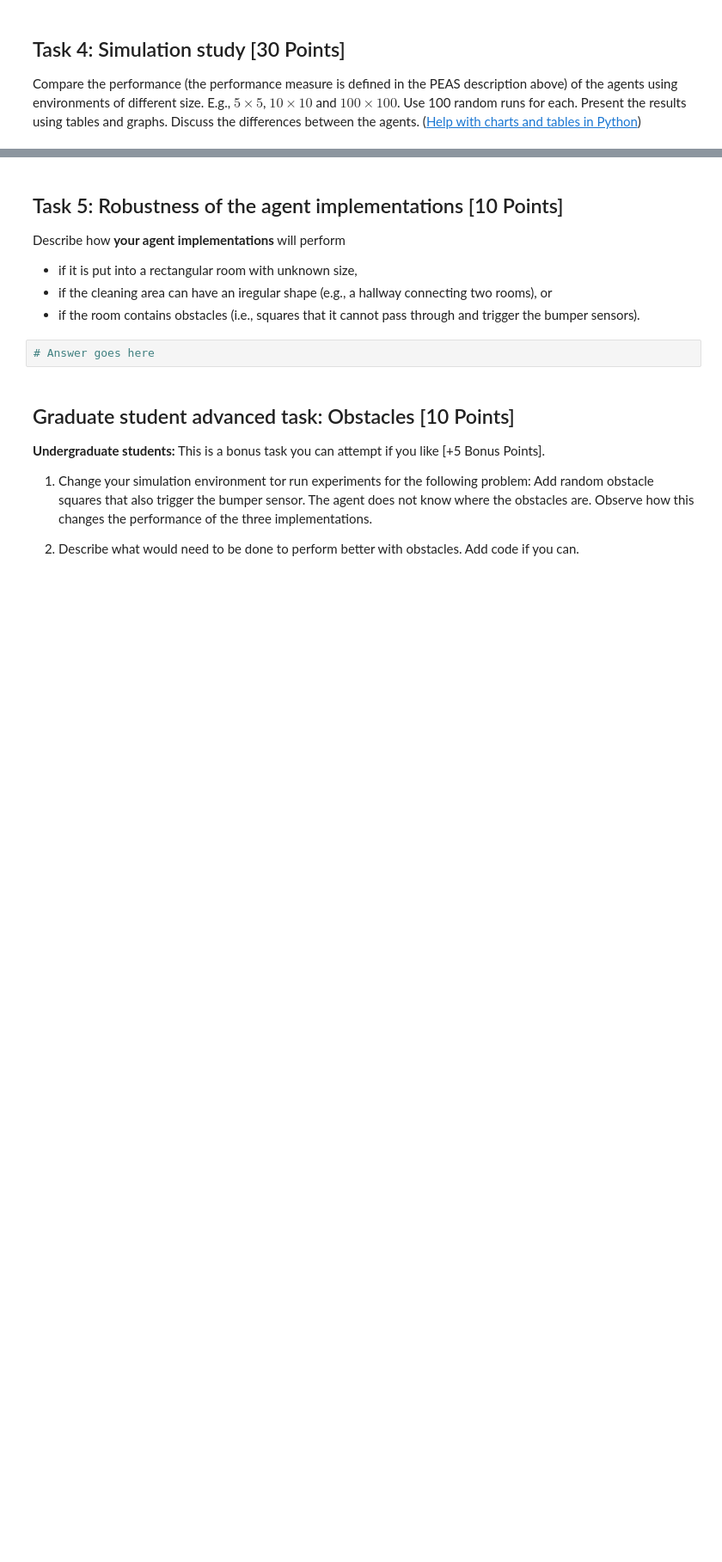
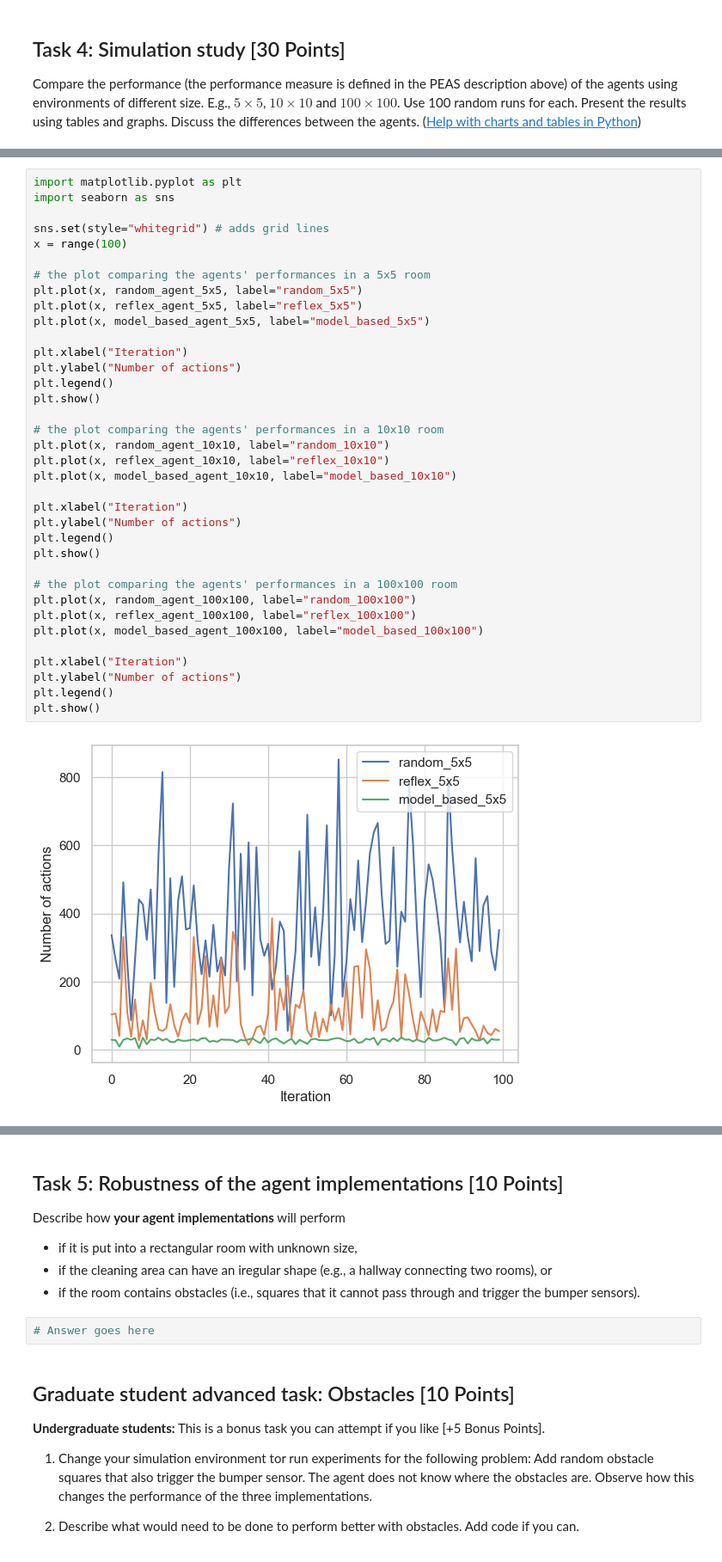
Before and after one commit to Mikecamdo/ArtificialIntelligence, a Jupyter notebook: Assignment 2/robot_vacuum.ipynb, the cells around one changed output, grey strips where cells are left out. Shown at 86% size. Drawn from its saved outputs; the diff is of its cells as text; blank space fills up the shorter version.

Commit message:
Add Simulation Study
Add code and charts to compare the performances of each of the 3 agents

```diff
--- a/Assignment 2/robot_vacuum.ipynb
+++ b/Assignment 2/robot_vacuum.ipynb
@@ -338,0 +398,38 @@ Add charts to compare the performance of the different agents.
+# %%
+import matplotlib.pyplot as plt
+import seaborn as sns
+
+sns.set(style="whitegrid") # adds grid lines
+x = range(100)
+
+# the plot comparing the agents' performances in a 5x5 room
+plt.plot(x, random_agent_5x5, label="random_5x5")
+plt.plot(x, reflex_agent_5x5, label="reflex_5x5")
+plt.plot(x, model_based_agent_5x5, label="model_based_5x5")
+
+plt.xlabel("Iteration")
+plt.ylabel("Number of actions")
+plt.legend()
+plt.show()
+
+# the plot comparing the agents' performances in a 10x10 room
+plt.plot(x, random_agent_10x10, label="random_10x10")
+plt.plot(x, reflex_agent_10x10, label="reflex_10x10")
+plt.plot(x, model_based_agent_10x10, label="model_based_10x10")
+
+plt.xlabel("Iteration")
+plt.ylabel("Number of actions")
+plt.legend()
+plt.show()
+
+# the plot comparing the agents' performances in a 100x100 room
+plt.plot(x, random_agent_100x100, label="random_100x100")
+plt.plot(x, reflex_agent_100x100, label="reflex_100x100")
+plt.plot(x, model_based_agent_100x100, label="model_based_100x100")
+
+plt.xlabel("Iteration")
+plt.ylabel("Number of actions")
+plt.legend()
+plt.show()
+# %% [output]
+[figure, added]
```
Also changed, not shown: parts of 12 cells of this notebook.
